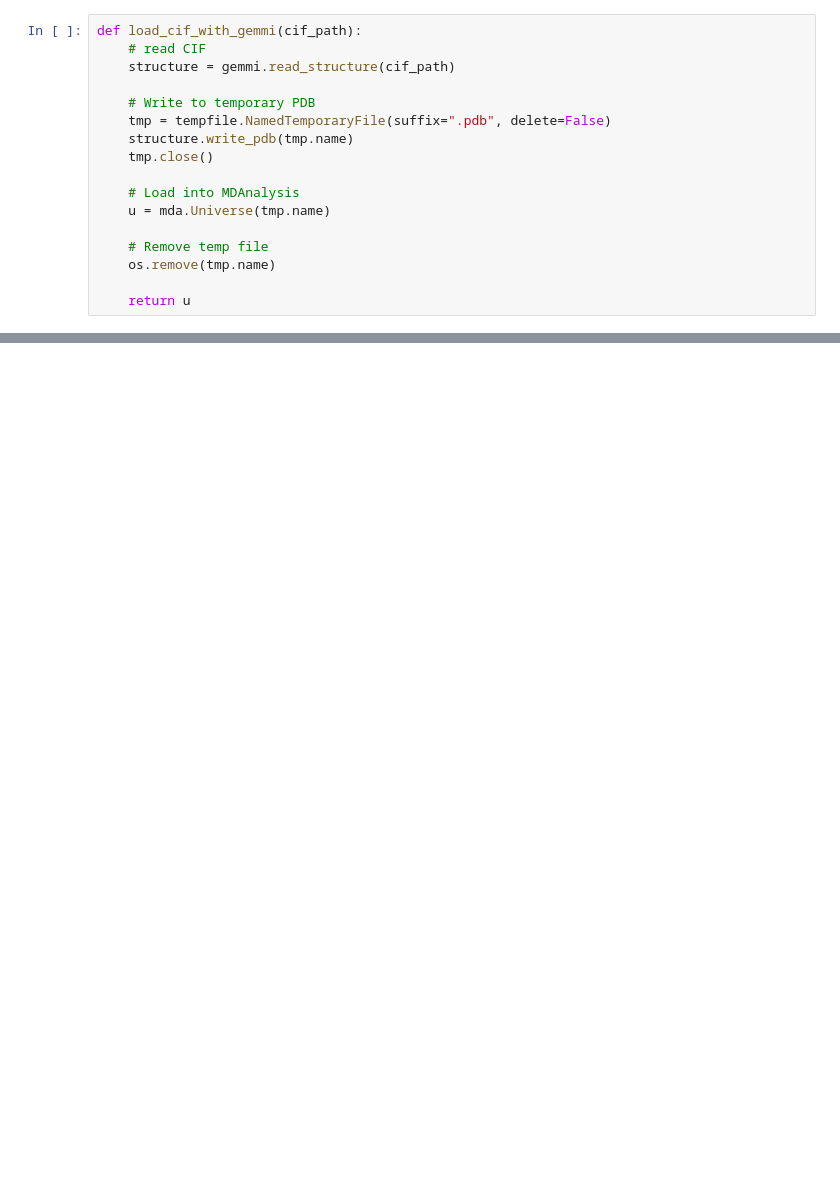
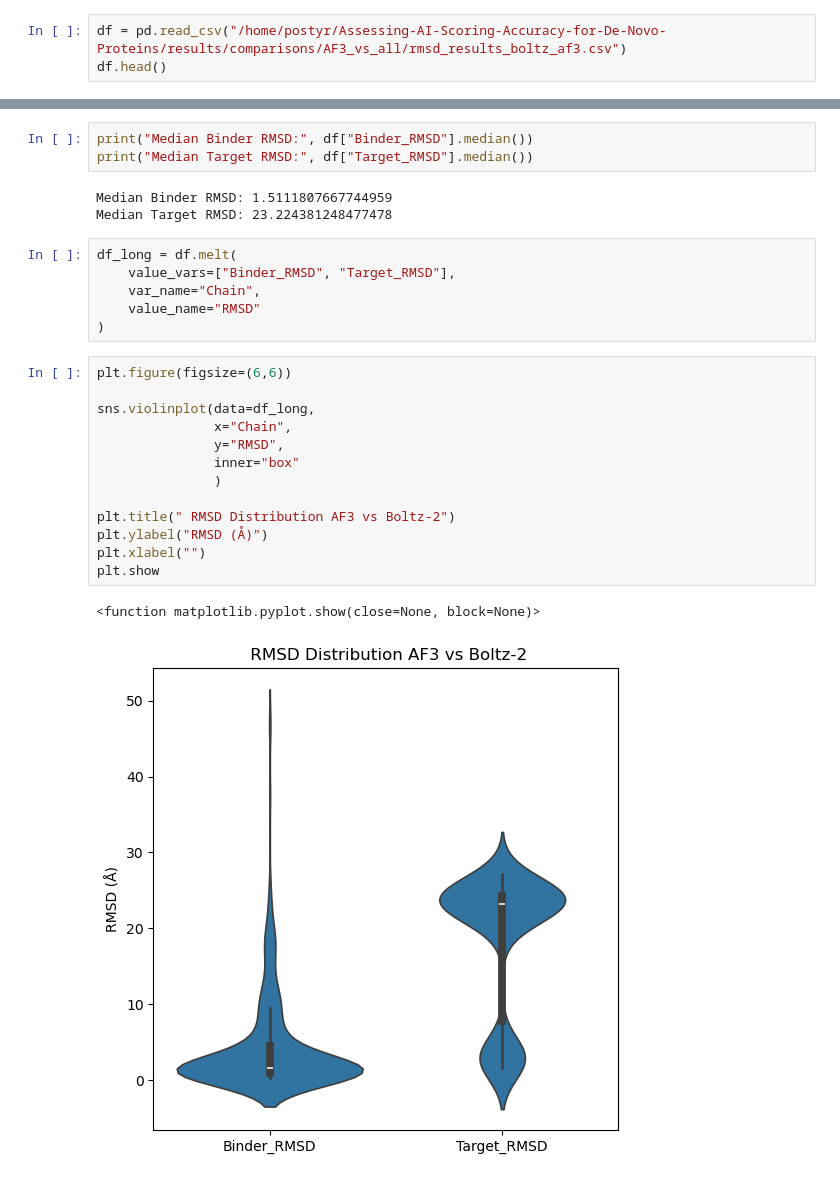
Before and after one commit to DSDD-UCPH/Assessing-AI-Scoring-Accuracy-for-De-Novo-Proteins, a Jupyter notebook: results/results_inspection.ipynb, the cells around one changed output, grey strips where cells are left out. Cells and saved outputs as stored; diff of their text form; blank space fills up the shorter version.

```diff
--- a/results/results_inspection.ipynb
+++ b/results/results_inspection.ipynb
@@ -7,17 +14,3 @@ import numpy as np
 # %%
-def load_cif_with_gemmi(cif_path):
-    # read CIF
-    structure = gemmi.read_structure(cif_path)
-
-    # Write to temporary PDB
-    tmp = tempfile.NamedTemporaryFile(suffix=".pdb", delete=False)
-    structure.write_pdb(tmp.name)
-    tmp.close()
-
-    # Load into MDAnalysis
-    u = mda.Universe(tmp.name)
-
-    # Remove temp file
-    os.remove(tmp.name)
-
-    return u
+df = pd.read_csv("/home/postyr/Assessing-AI-Scoring-Accuracy-for-De-Novo-Proteins/results/comparisons/AF3_vs_all/rmsd_results_boltz_af3.csv")
+df.head()
@@ -47,0 +33,28 @@ def get_interface_residues(cif_path, cutoff=4.5):
+# %%
+print("Median Binder RMSD:", df["Binder_RMSD"].median())
+print("Median Target RMSD:", df["Target_RMSD"].median())
+# %% [output]
+Median Binder RMSD: 1.5111807667744959
+Median Target RMSD: 23.224381248477478
+# %%
+df_long = df.melt(
+    value_vars=["Binder_RMSD", "Target_RMSD"],
+    var_name="Chain",
+    value_name="RMSD"
+)
+# %%
+plt.figure(figsize=(6,6))
+
+sns.violinplot(data=df_long,
+               x="Chain",
+               y="RMSD",
+               inner="box"
+               )
+
+plt.title(" RMSD Distribution AF3 vs Boltz-2")
+plt.ylabel("RMSD (Å)")
+plt.xlabel("")
+plt.show
+# %% [output]
+<function matplotlib.pyplot.show(close=None, block=None)>
+[figure, added]
```
Also changed, not shown: parts of 23 cells of this notebook, 10 other files.
